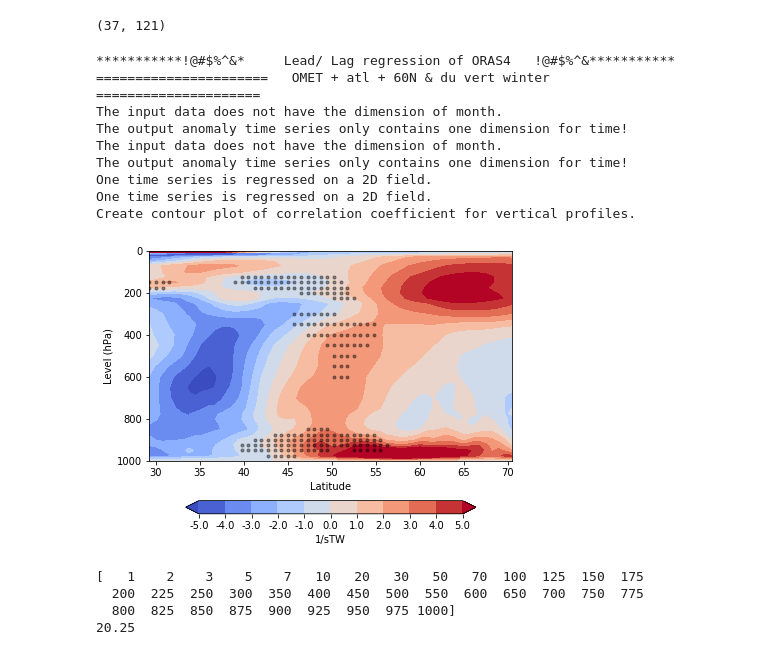
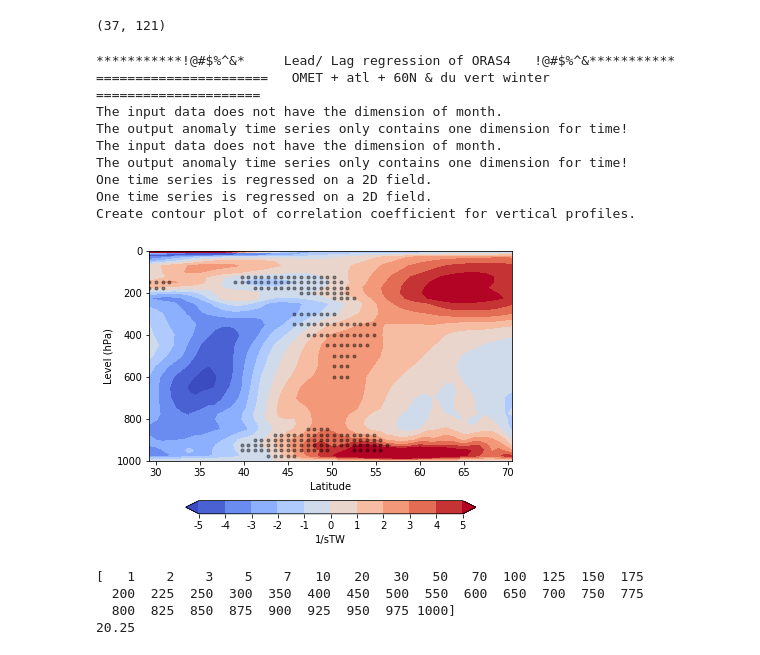
Before and after one commit to geek-yang/AirSeaFlow, a Jupyter notebook: MET_Feedback_paper/Revision/paper_vert_season_era_fields_OMET_oras.ipynb, the cells around one changed output. Cells and saved outputs as stored; diff of their text form; code cells hidden in the pictures.

```diff
--- a/MET_Feedback_paper/Revision/paper_vert_season_era_fields_OMET_oras.ipynb
+++ b/MET_Feedback_paper/Revision/paper_vert_season_era_fields_OMET_oras.ipynb
@@ -290,35 +290,35 @@ print(psi_mean.shape)
     stat_du_vert_ERAI.anomaly(Dim_month=False)
     stat_du_vert_ERAI.detrend()
     stat_du_vert_ERAI.lowpass(window=30, obj='detrend')
 
     k, r, p = meta.statistics.operator.linearRegress(stat_OMET_ORAS4._lowpass,
                                                      stat_du_vert_ERAI._lowpass)
 
     _, _, p_real = meta.statistics.operator.linearRegress(stat_OMET_ORAS4._detrend,
                                                           stat_du_vert_ERAI._detrend)
     #ticks = [-0.3, -0.2, -0.1, 0.0, 0.1, 0.2, 0.3]
     #ticks = [-0.5, -0.4, -0.3, -0.2, -0.1, 0.0, 0.1, 0.2, 0.3, 0.4, 0.5]
     #ticks = [-0.8, -0.6, -0.4, -0.2, 0.0, 0.2, 0.4, 0.6, 0.8]
     ticks = [i for i in np.linspace(-5,5,11)]
     #label = 'Correlation coefficient'
     label = '1/sTW'
     meta.visualizer.plots.vertProfile(latitude_fields_vert_ERAI[26:82], level_fields_vert_ERAI,
                                       k[:,26:82]*1000, p_real[:,26:82],
                                       label, ticks, os.path.join(output_path,
                                       'regCoef_ORAS4_atl_OMET_60N_lag_{}_ERAI_du_vert_DJF_decadal.png'.format(lag)),
-                                      ttest=True)
+                                      decimal="%d", ttest=True)
     #print (k[10:20,30:40])
 # %% [output]
 ***********!@#$%^&*     Lead/ Lag regression of ORAS4   !@#$%^&***********
 ======================   OMET + atl + 60N & du vert winter  =====================
 The input data does not have the dimension of month.
 The output anomaly time series only contains one dimension for time!
 The input data does not have the dimension of month.
 The output anomaly time series only contains one dimension for time!
 One time series is regressed on a 2D field.
 One time series is regressed on a 2D field.
 Create contour plot of correlation coefficient for vertical profiles.
-[figure, old version]
+[figure, new version]
 # %%
     print(level_fields_vert_ERAI[:])
     print(latitude_fields_vert_ERAI[93])
```
Also changed, not shown: 3 other files.
